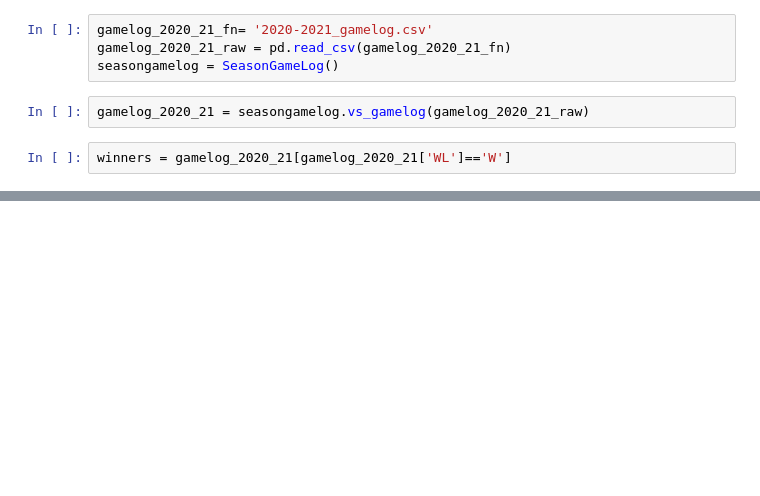
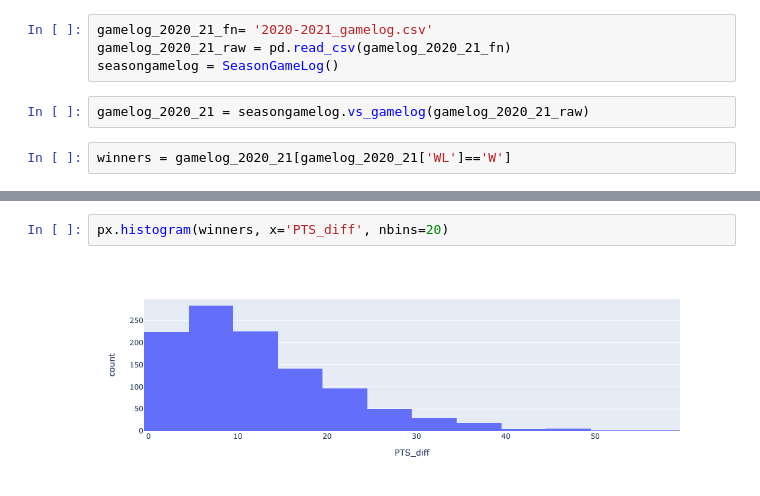
Before and after one commit to jcheng87/nba_stats_analysis, a Jupyter notebook: data_explore.ipynb, the cells around one changed output, grey strips where cells are left out. Cells and saved outputs as stored; diff of their text form; blank space fills up the shorter version.

```diff
--- a/data_explore.ipynb
+++ b/data_explore.ipynb
@@ -55 +51,5 @@ diff_cols = [col+'_diff' for col in cols]
+# %%
+px.histogram(winners, x='PTS_diff', nbins=20)
+# %% [output]
+[figure, added]
 # %%
```
Also changed, not shown: parts of 5 cells of this notebook.
